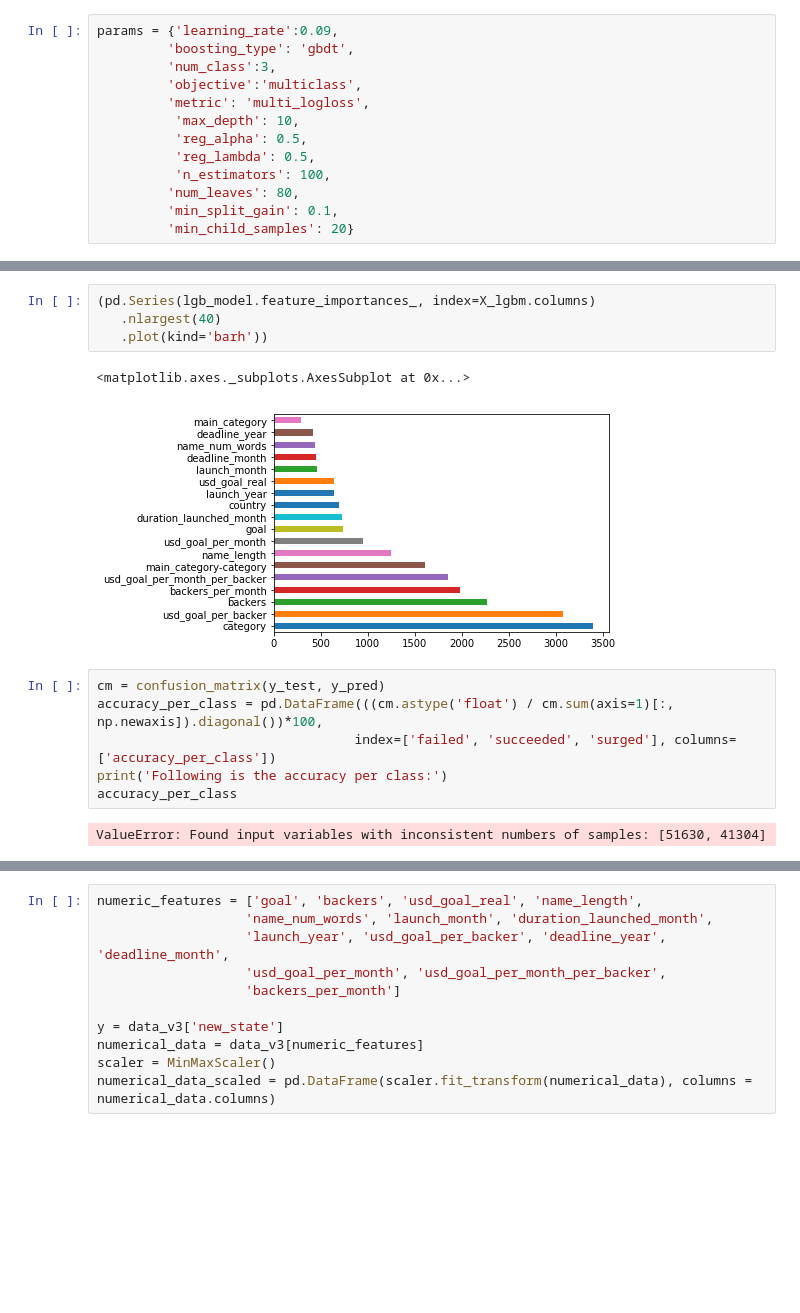
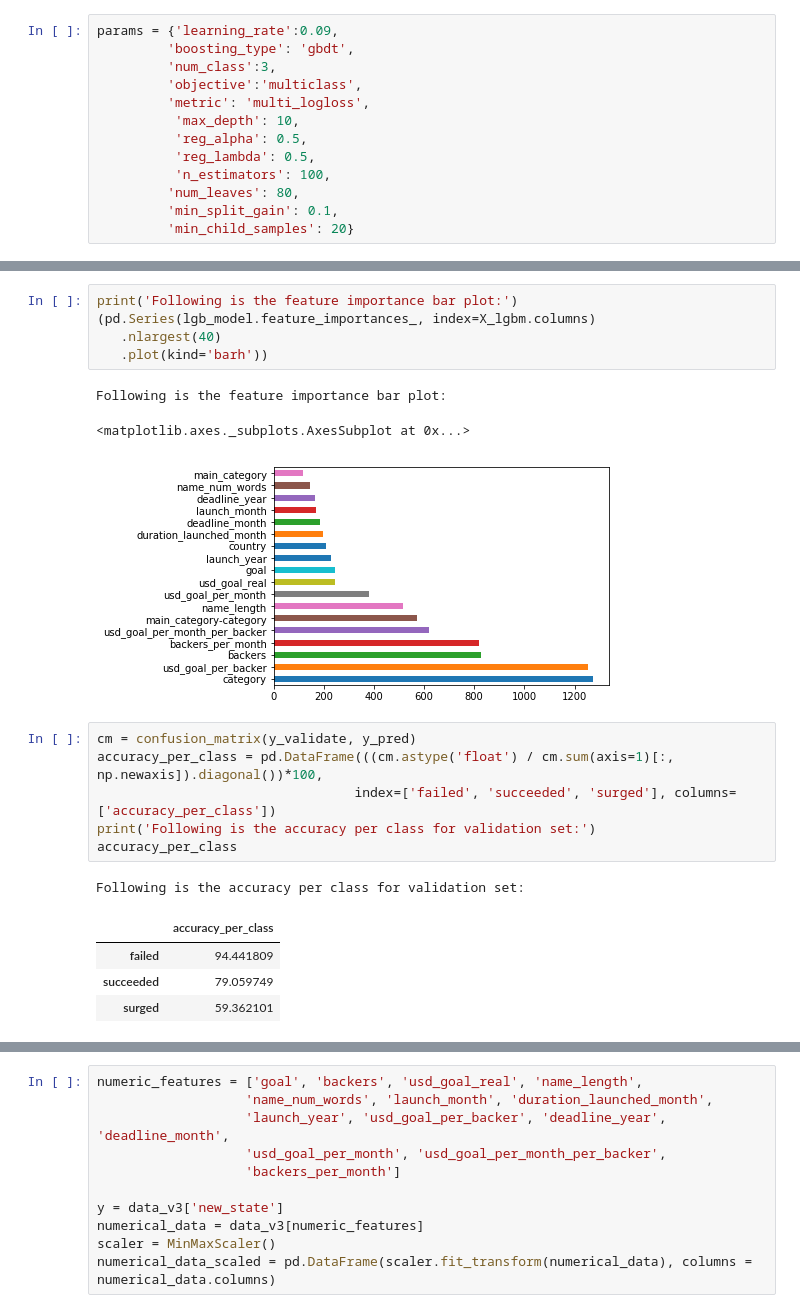
Before and after one commit to j2colaco/nu_ds_challenge, a Jupyter notebook: kickstarter_codebase.ipynb, the cells around one changed output, grey strips where cells are left out. Saved outputs shown, nothing was run; the diff lists cells and outputs as text; blank space fills up the shorter version.

```diff
--- a/kickstarter_codebase.ipynb
+++ b/kickstarter_codebase.ipynb
@@ -796,16 +822,22 @@ Validation Log_loss: 0.33462124492849626
 # %%
+print('Following is the feature importance bar plot:')
 (pd.Series(lgb_model.feature_importances_, index=X_lgbm.columns)
    .nlargest(40)
    .plot(kind='barh'))
 # %% [output]
-<matplotlib.axes._subplots.AxesSubplot at 0x...>
+Following is the feature importance bar plot:
+<matplotlib.axes._subplots.AxesSubplot at 0x...>
-[figure, old version]
+[figure, new version]
 # %%
-cm = confusion_matrix(y_test, y_pred)
+cm = confusion_matrix(y_validate, y_pred)
 accuracy_per_class = pd.DataFrame(((cm.astype('float') / cm.sum(axis=1)[:, np.newaxis]).diagonal())*100,
                                  index=['failed', 'succeeded', 'surged'], columns=['accuracy_per_class'])
-print('Following is the accuracy per class:')
+print('Following is the accuracy per class for validation set:')
 accuracy_per_class
 # %% [output]
-ValueError: Found input variables with inconsistent numbers of samples: [51630, 41304]
+Following is the accuracy per class for validation set:
+|  | accuracy_per_class |
+| failed | 94.441809 |
+| succeeded | 79.059749 |
+| surged | 59.362101 |
 # %%
```
Also changed, not shown: parts of 90 cells of this notebook.
